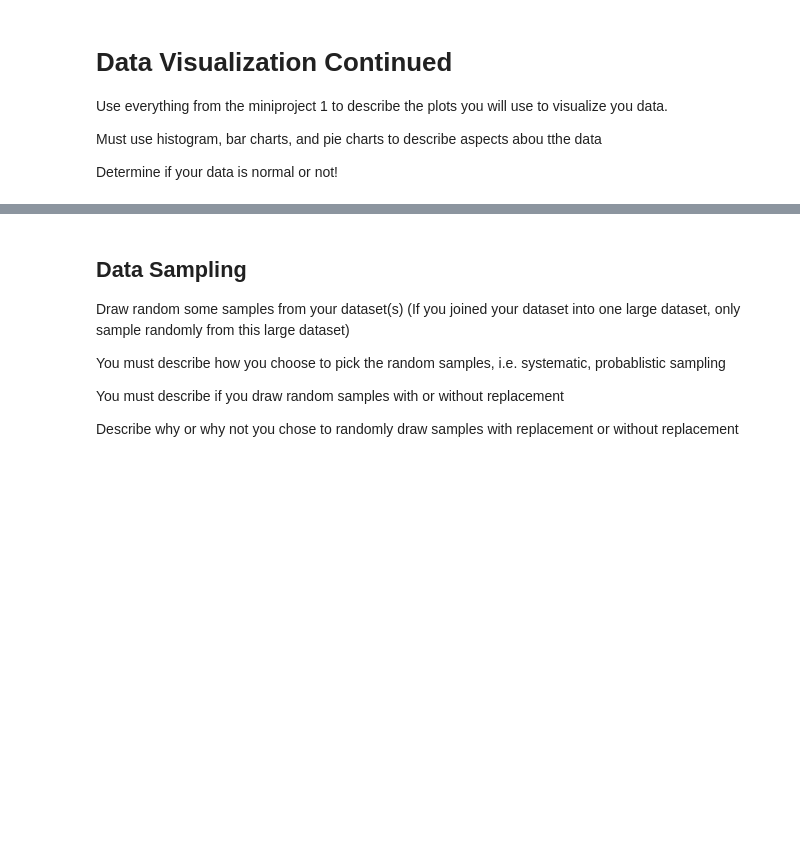
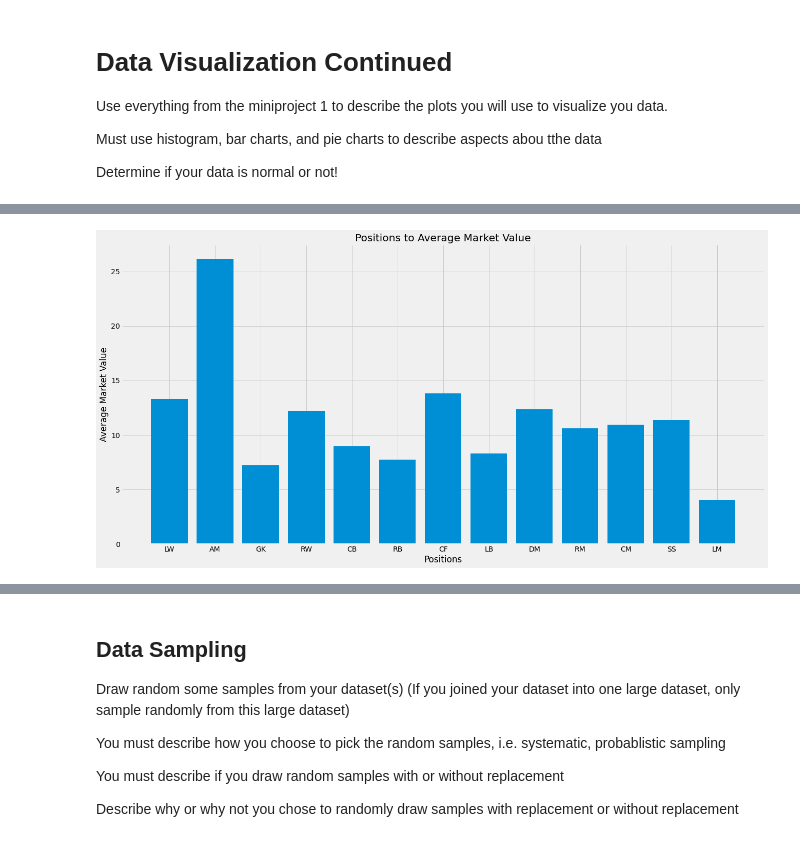
Before and after one commit to Sanzv/epl-players, a Jupyter notebook: final-project.ipynb, the cells around one changed output, grey strips where cells are left out. Drawn from its saved outputs; the diff is of its cells as text; code cells hidden in the pictures; blank space fills up the shorter version.

```diff
--- a/final-project.ipynb
+++ b/final-project.ipynb
@@ -236,0 +222,4 @@ relation of page viewes and market value in scatter plot
+# %%
+plot_bar_chart(positions_to_market_val, 5, 4, 20, 10, "Positions to Average Market Value", "Positions", "Average Market Value", xticks=True)
+# %% [output]
+[figure, added]
```
Also changed, not shown: parts of 10 cells of this notebook.
